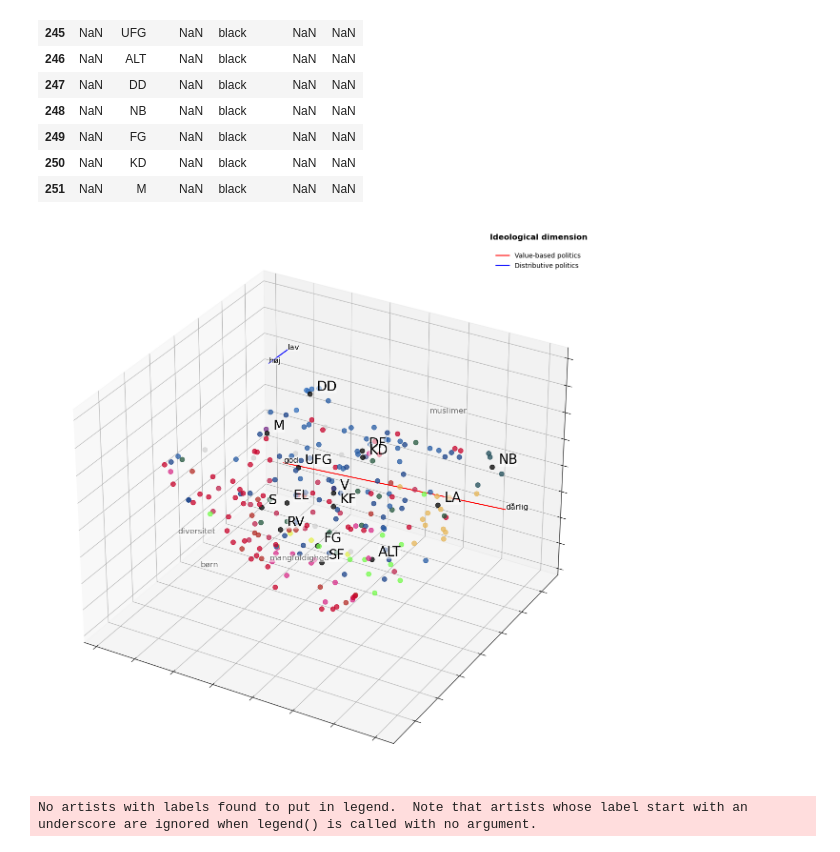
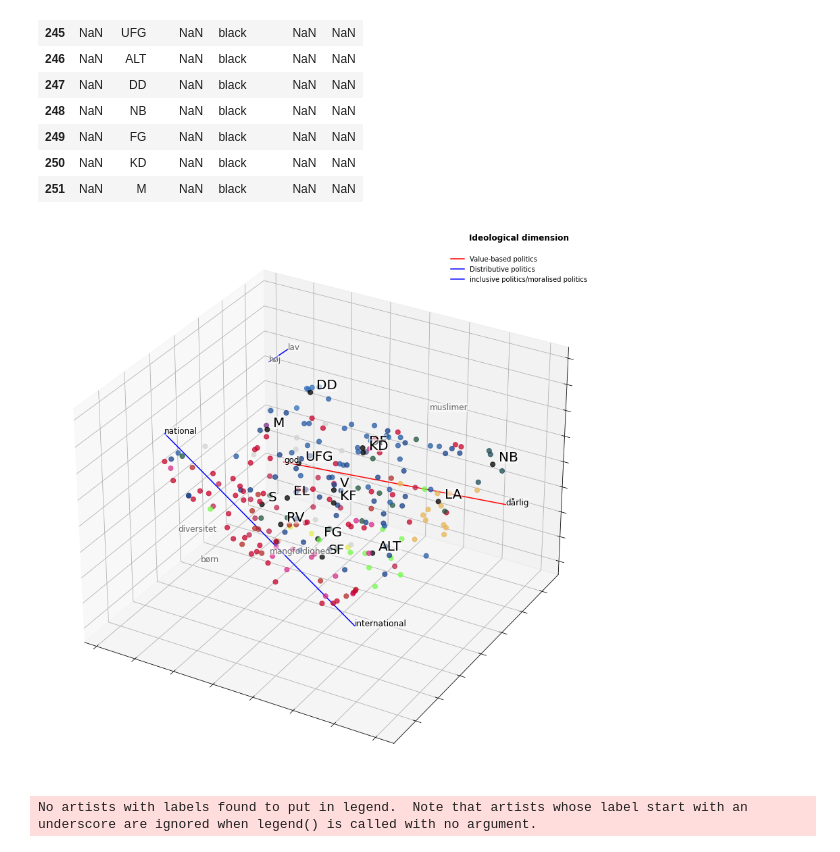
Before and after one commit to paride92/GeneralisedPoliticalScaling, a Jupyter notebook: modelling.ipynb, the cells around one changed output. Cells and saved outputs as stored; diff of their text form; code cells hidden in the pictures.

```diff
--- a/modelling.ipynb
+++ b/modelling.ipynb
@@ -213,5 +221,5 @@ inspect_party(pol2vec_model, 0, n_docs=1, query_substr=None)
 # %%
-model_path = 'embedding_models/OLD/politician2vec_test_parl_v1.txt'#
+#model_path = 'embedding_models/OLD/politician2vec_test_parl_v1.txt'
 #model_path = 'embedding_models/politician2vec_meta_deeplearn_v1.txt'
 model_path = 'embedding_models/fastlearn_v1.txt'
 #model_path = 'embedding_models/politician2vec_tw_fastlearn_preproc.txt'
@@ -479,7 +487,9 @@ for politician_mapper, words_reduced in UMAP_projections[0:1]:
         'god',
         'dårlig',
         'muslimer',
-        'diversitet'
+        'diversitet',
+        'national',
+        'international'
     ]
 
     class PopulismWords:
@@ -565,7 +575,8 @@ for politician_mapper, words_reduced in UMAP_projections[0:1]:
         words_to_draw,
         antonym_pairs = [
             ('god', 'dårlig'),
-            ('høj', 'lav')
+            ('høj', 'lav'),
+            ('national', 'international')
             ]
         )
     # TWITTER WORD SPACE MAPPING
@@ -599,35 +610,35 @@ for politician_mapper, words_reduced in UMAP_projections[0:1]:
             x+0.05,
             y+0.05,
             z+0.05,
             combined_hover.iloc[vec_idx]['party'],
             size=20,
             bbox=dict(
                 facecolor='white',
                 alpha = .5,
                 edgecolor='none',
                 boxstyle='round,pad=0'
                 )
             )
 
     populism_words.write_words(ax)
     populism_words.draw_antonym_line(0, ax, color = 'r', label = 'Value-based politics')
     populism_words.draw_antonym_line(1, ax, color = 'b', label = 'Distributive politics')
-    #populism_words.draw_antonym_line(2, ax, color = 'b', label = 'inclusive politics/moralised politics')
+    populism_words.draw_antonym_line(2, ax, color = 'b', label = 'inclusive politics/moralised politics')
 
     plt.legend(
         title = 'Ideological dimension\n',
         frameon = False,
         title_fontproperties={
             'size': 'large',
             'weight':'bold'
             }
         )
 
     #plt.savefig(f'/Users/mathiasbruun/Downloads/output_classic_seed_{seed}.png')
 
     plt.show()
 # %% [output]
-[figure, old version]
+[figure, new version]
 # %%
    # POPULISM TERMS
     #     'danske værdier',
```
Also changed, not shown: parts of 6 cells of this notebook, 1 other file.
